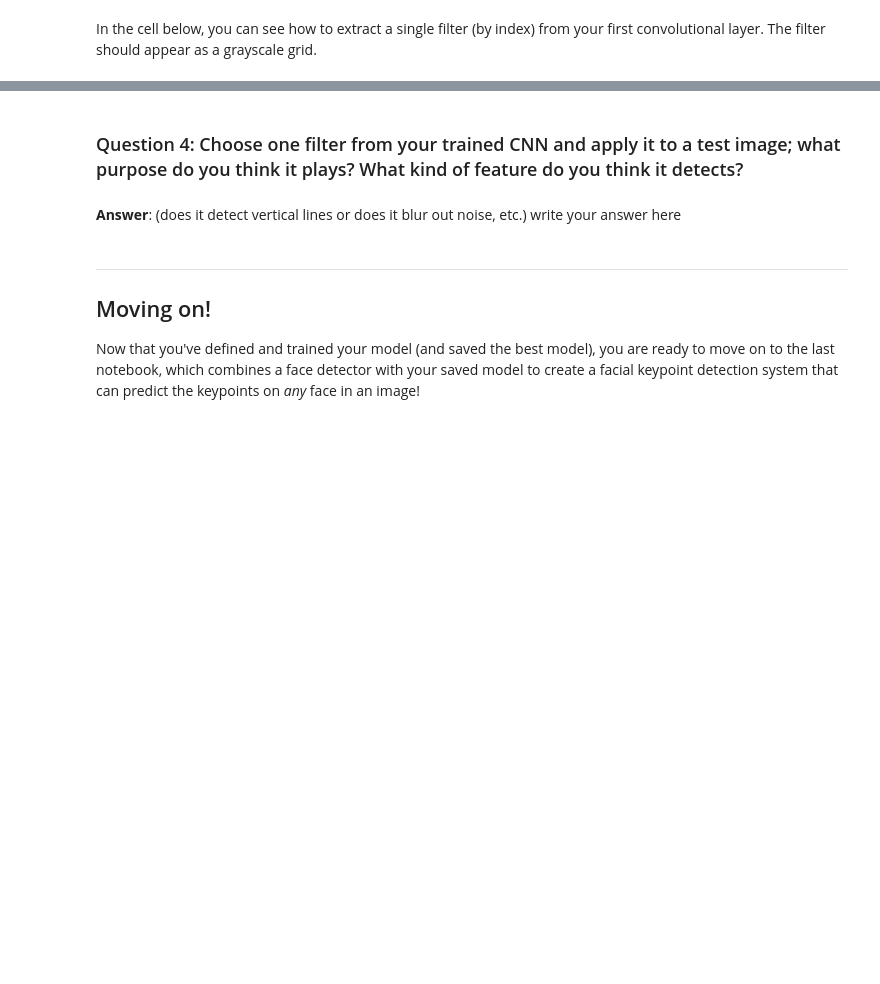
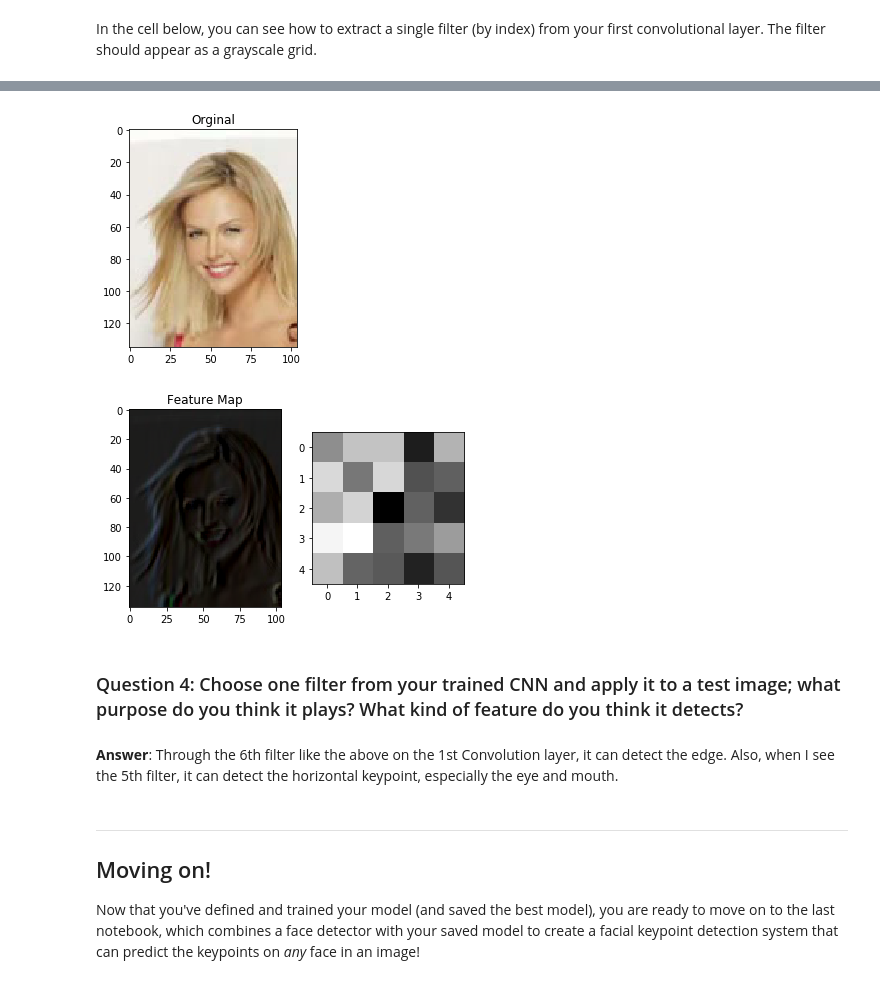
Before and after one commit to hyungkyulee/prod-computer-vision, a Jupyter notebook: facial-detection/2. Define the Network Architecture.ipynb, the cells around one changed output, grey strips where cells are left out. Cells and saved outputs as stored; diff of their text form; code cells hidden in the pictures; blank space fills up the shorter version.

```diff
--- a/facial-detection/2. Define the Network Architecture.ipynb
+++ b/facial-detection/2. Define the Network Architecture.ipynb
@@ -431,7 +547,43 @@ Next, choose a test image and filter it with one of the convolutional kernels in
+# %%
+##TODO: load in and display any image from the transformed test dataset
+
+## TODO: Using cv's filter2D function,
+## apply a specific set of filter weights (like the one displayed above) to the test image
+
+import cv2
+import matplotlib.pyplot as plt
+%matplotlib inline
+
+##TODO: load in and display any image from the transformed test dataset
+#net.load_state_dict(torch.load(model_dir+model_name))
+
+
+## TODO: Using cv's filter2D function,
+# Loading the image
+image = cv2.imread('/data/test/Charlize_Theron_11.jpg')
+image = cv2.cvtColor(image, cv2.COLOR_BGR2RGB)
+plt.imshow(image)
+plt.title("Orginal")
+
+# apply a specific set of filter weights (like the one displayed above) to the test image
+filtered = cv2.filter2D(image, -1, w[filter_index][0])
+
+# Visualization
+fig = plt.figure()
+ax = fig.add_subplot(121)
+ax.imshow(filtered)
+ax.set_title("Feature Map")
+ax = fig.add_subplot(122)
+ax.imshow(w[filter_index][0], cmap = 'gray')
+
+plt.show()
+# %% [output]
+[figure, added]
+[figure, added]
 # %% [markdown]
 ### Question 4: Choose one filter from your trained CNN and apply it to a test image; what purpose do you think it plays? What kind of feature do you think it detects?
-# %% [markdown]
-**Answer**: (does it detect vertical lines or does it blur out noise, etc.) write your answer here
+# %% [markdown]
+**Answer**: Through the 6th filter like the above on the 1st Convolution layer, it can detect the edge. Also, when I see the 5th filter, it can detect the horizontal keypoint, especially the eye and mouth.
 # %% [markdown]
 ---
 ## Moving on!
```
Also changed, not shown: parts of 30 cells of this notebook, 9 other files.
